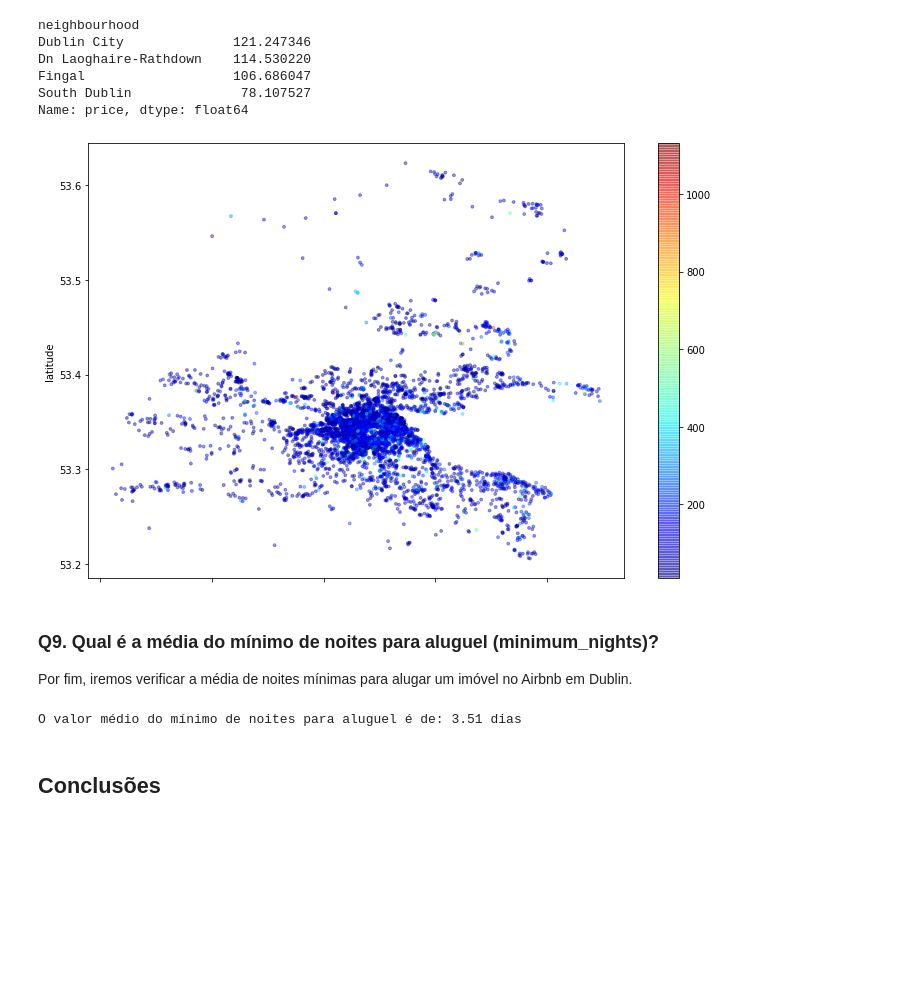
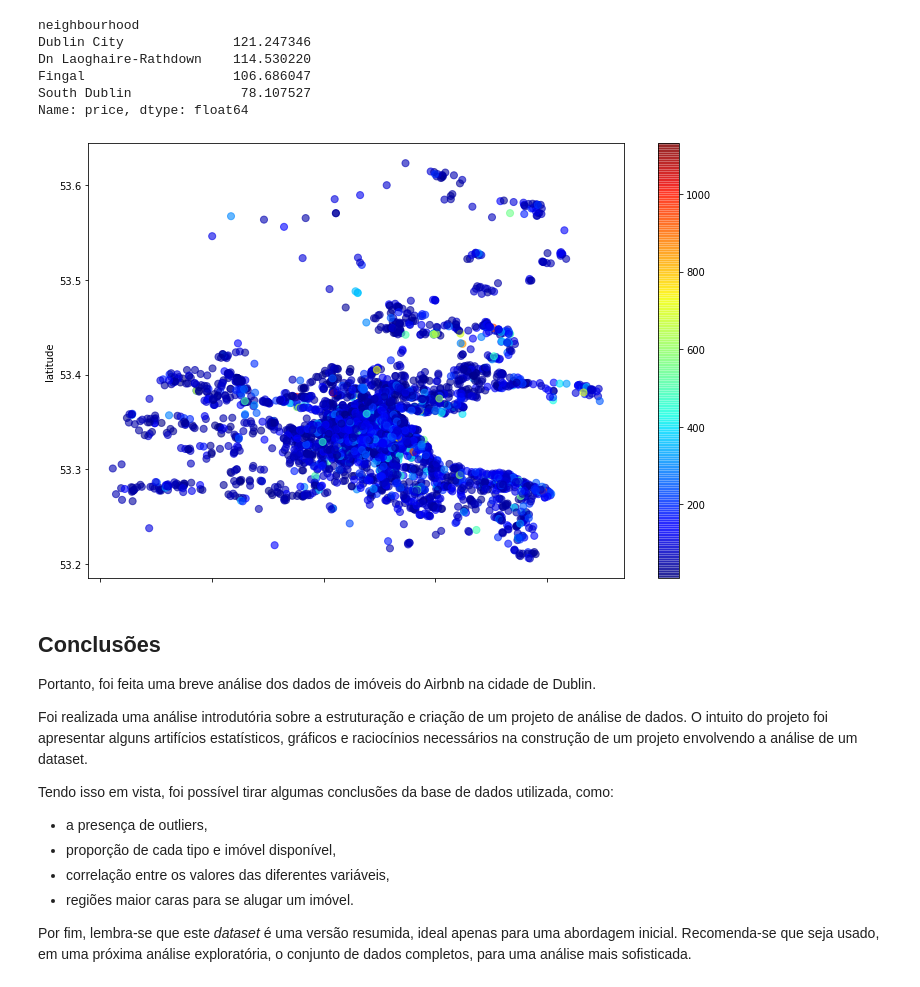
Before and after one commit to Rafael-Salomao/Data_Science, a Jupyter notebook: Analisando_os_Dados_do_Airbnb_Dublin.ipynb, the cells around one changed output. Cells and saved outputs as stored; diff of their text form; code cells hidden in the pictures; blank space fills up the shorter version.

Commit message:
Análise de dados Airbnb em Dublin, Irlanda

```diff
--- a/Analisando_os_Dados_do_Airbnb_Dublin.ipynb
+++ b/Analisando_os_Dados_do_Airbnb_Dublin.ipynb
@@ -346,18 +379,21 @@ Name: price, dtype: float64
 # %%
 # plotar os imóveis pela latitude-longitude
 
-df_clean.plot(kind="scatter", x='longitude', y='latitude', alpha=0.4, c=df_clean['price'], s=8,
+df_clean.plot(kind="scatter", x='longitude', y='latitude', alpha=0.6, c=df_clean['price'], s=50,
               cmap=plt.get_cmap('jet'), figsize=(12,8));
 # %% [output]
-[figure, old version]
+[figure, new version]
-# %% [markdown]
-### **Q9. Qual é a média do mínimo de noites para aluguel (minimum_nights)?**
-
-Por fim, iremos verificar a média de noites mínimas para alugar um imóvel no Airbnb em Dublin.
-# %%
-# ver a média da coluna `minimum_nights`
-print('O valor médio do mínimo de noites para aluguel é de: {:.2f} dias'.format(df_clean.minimum_nights.mean()))
-# %% [output]
-O valor médio do mínimo de noites para aluguel é de: 3.51 dias
-# %% [markdown]
-## Conclusões
+# %% [markdown]
+## Conclusões
+
+Portanto, foi feita uma breve análise dos dados de imóveis do Airbnb na cidade de Dublin.
+
+Foi realizada uma análise introdutória sobre a estruturação e criação de um projeto de análise de dados. O intuito do projeto foi apresentar alguns artifícios estatísticos, gráficos e raciocínios necessários na construção de um projeto envolvendo a análise de um dataset.
+
+Tendo isso em vista, foi possível tirar algumas conclusões da base de dados utilizada, como:
+  - a presença de outliers,
+  - proporção de cada tipo e imóvel disponível,
+  - correlação entre os valores das diferentes variáveis,
+  - regiões maior caras para se alugar um imóvel.
+
+Por fim, lembra-se que este *dataset* é uma versão resumida, ideal apenas para uma abordagem inicial. Recomenda-se que seja usado, em uma próxima análise exploratória, o conjunto de dados completos, para uma análise mais sofisticada.
```
Also changed, not shown: parts of 20 cells of this notebook.
